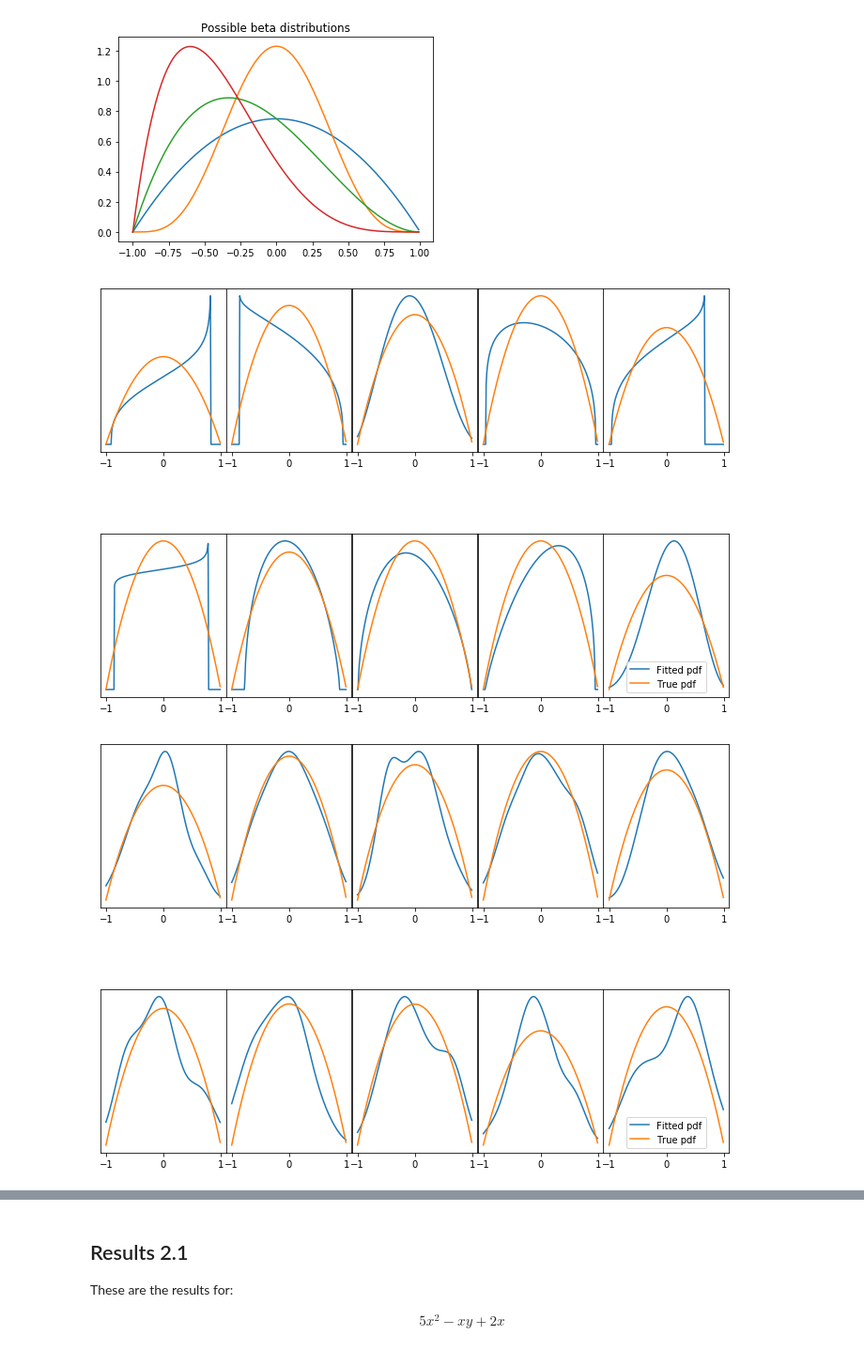
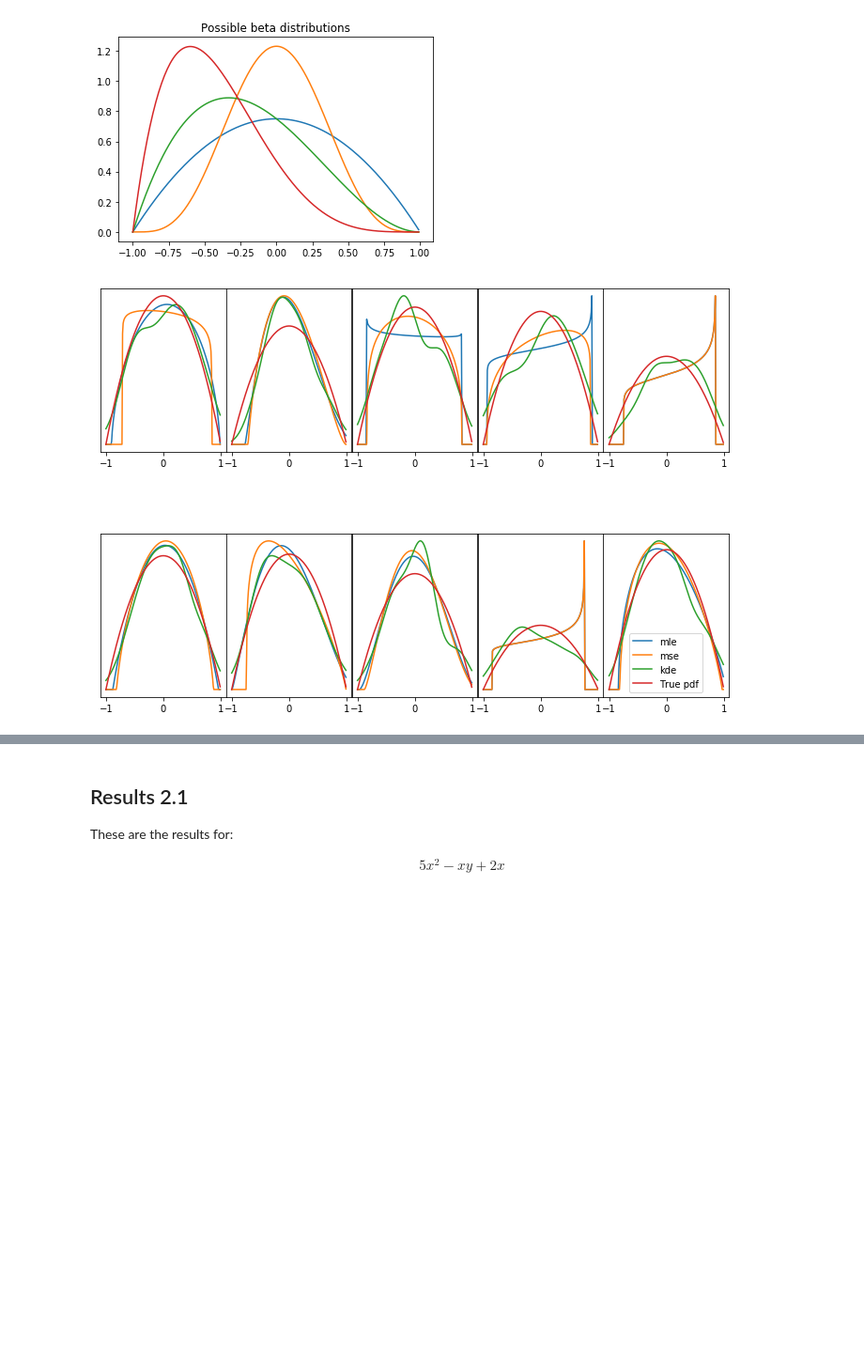
Before and after one commit to harrisonnguyen/stochastic_optimisation, a Jupyter notebook: MLE/investigating_different_beta_cost_functions.ipynb, the cells around one changed output, grey strips where cells are left out. Shown: that part at 94% size. Saved outputs shown, nothing was run; the diff lists cells and outputs as text; code cells hidden in the pictures; blank space fills up the shorter version.

```diff
--- a/MLE/investigating_different_beta_cost_functions.ipynb
+++ b/MLE/investigating_different_beta_cost_functions.ipynb
@@ -40,26 +41,32 @@ def fit_beta(Y,n_samples,x_values,fit_type,plot_observed=False,**kwargs):
     axs = axs.ravel()
     for i in range(10):
         S = Y.rvs(n_samples)
+        for ele in fit_type:
+            if ele.lower() == 'mle':
+                # fit a beta distribution using MLE
+                a1, b1, loc1, scale1 = st.beta.fit(S,**kwargs)
 
-        if fit_type.lower() == 'mle':
-            # fit a beta distribution using MLE
-            a1, b1, loc1, scale1 = st.beta.fit(S,**kwargs)
+                fitted_beta = st.beta(a = a1,b=b1,loc=loc1,scale=scale1)
 
-            fitted_beta = st.beta(a = a1,b=b1,loc=loc1,scale=scale1)
+                #plt.hist(S,normed=True)
 
-            #plt.hist(S,normed=True)
+                y_values = fitted_beta.pdf(x_values)
+            elif ele.lower() == 'kde':
+                # fit a kde, optimising bandwidth
+                fitted = st.gaussian_kde(S,bw_method='scott')
+                y_values = fitted.pdf(x_values)
+            elif ele.lower() == 'mse':
+                params = st.beta.fit(S,**kwargs)
+                a1,b1,loc1,scale1 = minimize(maximum_spacing,params,args=(S)).x
+                fitted_beta = st.beta(a=a1,b=b1,loc=loc1,scale=scale1)
+                y_values = fitted_beta.pdf(x_values)
+            else:
+                raise ValueError("Not a valid estimation method")
 
-            y_values = fitted_beta.pdf(x_values)
-        elif fit_type.lower() == 'kde':
-            # fit a kde, optimising bandwidth
-            fitted = st.gaussian_kde(S,bw_method='scott')
-            y_values = fitted.pdf(x_values)
-        else:
-            raise ValueError("Not a valid estimation method")
+            axs[i].plot(x_values, y_values,label=ele)
 
         if plot_observed:
             axs[i].hist(S,normed=True,label='Observed samples')
-        axs[i].plot(x_values, y_values,label="Fitted pdf")
         axs[i].plot(x_values, Y.pdf(x_values),label='True pdf')
         axs[i].yaxis.set_visible(False)
     axs[i].legend()
@@ -66,7 +91,6 @@ def fit_beta(Y,n_samples,x_values,fit_type,plot_observed=False,**kwargs):
 # %%
-fit_beta(Y1,50,x,'mle')
-fit_beta(Y1,50,x,'kde')
-fit_beta(Y1,50,x,'mle',floc=-1,fscale=2)
+fit_beta(Y1,50,x,['mle','mse','kde'])
+#fit_beta(Y1,50,x,'kde')
+#fit_beta(Y1,50,x,'mse')
 # %% [output]
-[figure, old version]
+[figure, new version]
-[figure, removed]
```
Also changed, not shown: parts of 46 cells of this notebook.
